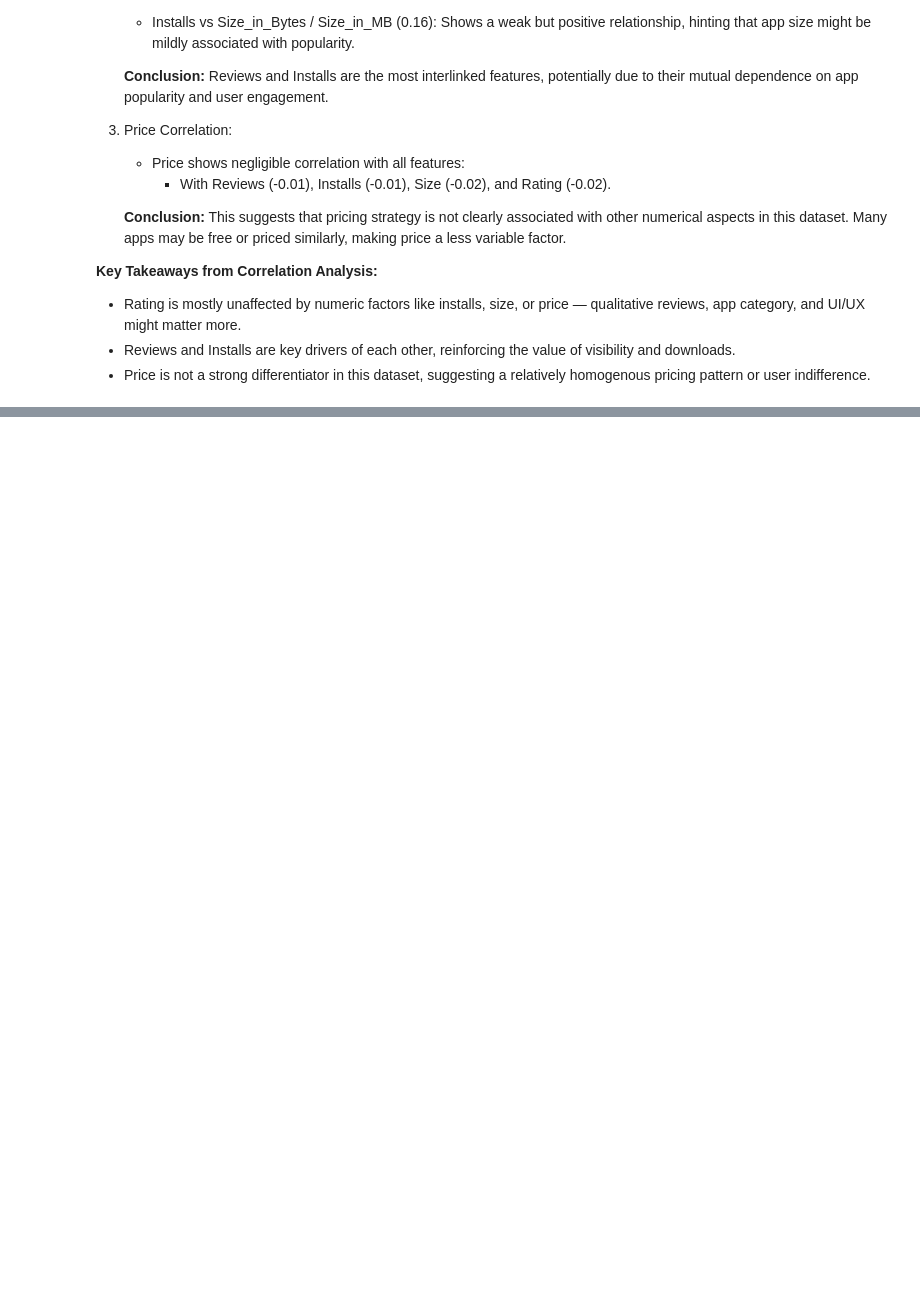
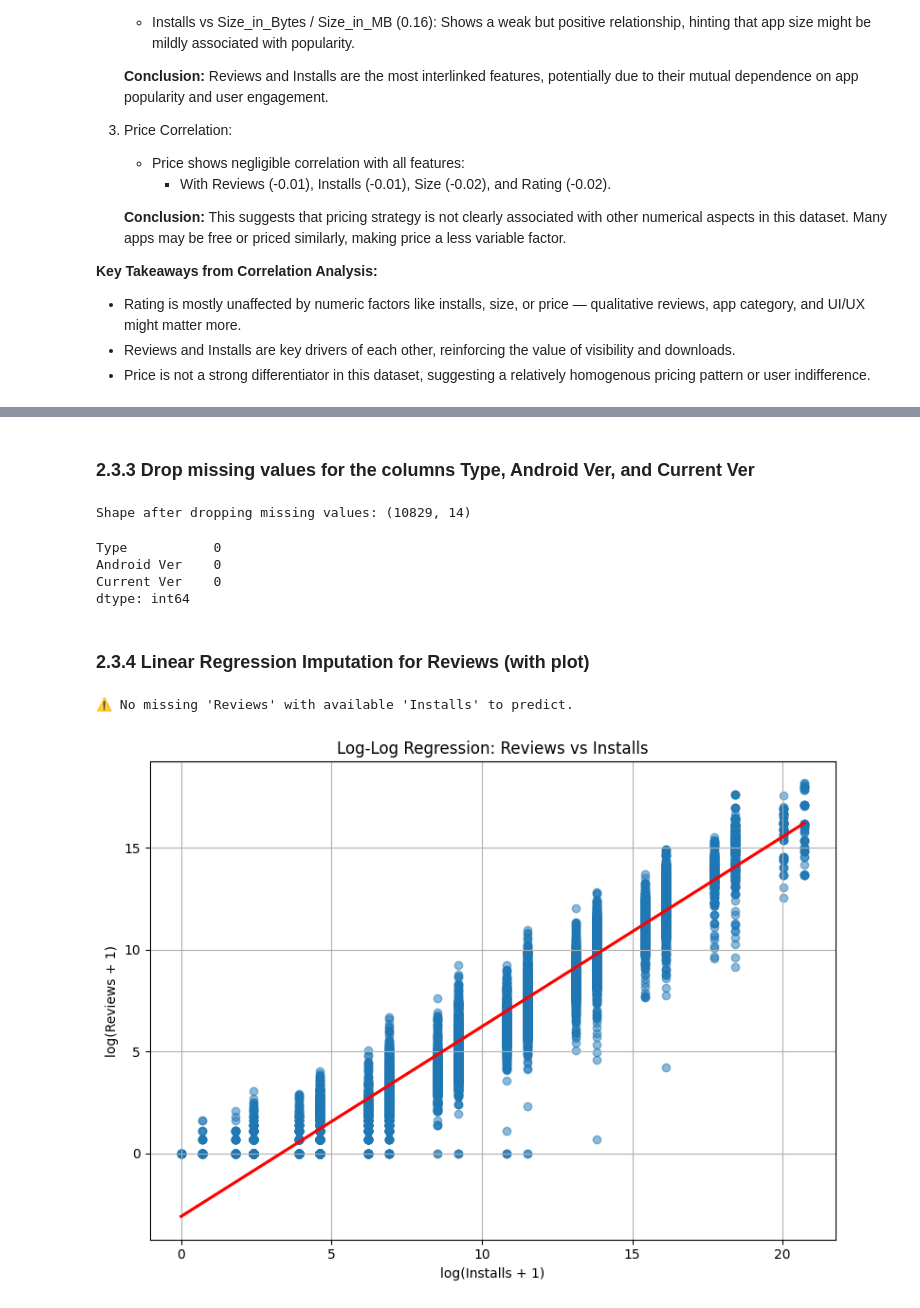
Before and after one commit to ejazurrehman/EDA_Google_Play_Store_App, a Jupyter notebook: eda_google_playstore_app.ipynb, the cells around one changed output, grey strips where cells are left out. Drawn from its saved outputs; the diff is of its cells as text; code cells hidden in the pictures; blank space fills up the shorter version.

```diff
--- a/eda_google_playstore_app.ipynb
+++ b/eda_google_playstore_app.ipynb
@@ -702,0 +747,69 @@ plt.show()
+# %% [markdown]
+### 2.3.3 Drop missing values for the columns Type, Android Ver, and Current Ver
+# %%
+# Drop rows where any of the specified columns have missing values
+df_cleaned = df.dropna(subset=['Type', 'Android Ver', 'Current Ver'])
+
+# Optional: Check the shape to confirm the drop
+print("Shape after dropping missing values:", df_cleaned.shape)
+
+# Optional: Preview the cleaned dataset
+df_cleaned[['Type', 'Android Ver', 'Current Ver']].isnull().sum()
+# %% [output]
+Shape after dropping missing values: (10829, 14)
+Type           0
+Android Ver    0
+Current Ver    0
+dtype: int64
+# %% [markdown]
+### 2.3.4 Linear Regression Imputation for Reviews (with plot)
+# %%
+import pandas as pd
+import numpy as np
+import matplotlib.pyplot as plt
+import seaborn as sns
+from sklearn.linear_model import LinearRegression
+from sklearn.model_selection import train_test_split
+
+# Step 1: Ensure Reviews and Installs are numeric
+df['Reviews'] = pd.to_numeric(df['Reviews'], errors='coerce')
+df['Installs'] = pd.to_numeric(df['Installs'], errors='coerce')
+
+# Step 2: Drop rows where either column is missing (for training)
+df_train = df.dropna(subset=['Reviews', 'Installs'])
+
+# Step 3: Transform to log scale to stabilize variance
+X = np.log1p(df_train[['Installs']])
+y = np.log1p(df_train['Reviews'])
+
+# Step 4: Fit the Linear Regression model
+model = LinearRegression()
+model.fit(X, y)
+
+# Step 5: Predict Reviews where Reviews is missing but Installs is present
+df_missing = df[df['Reviews'].isna() & df['Installs'].notna()]
+if not df_missing.empty:
+    X_missing = np.log1p(df_missing[['Installs']])
+    y_pred_log = model.predict(X_missing)
+    y_pred = np.expm1(y_pred_log).round()
+
+    # Step 6: Fill predicted values
+    df.loc[df_missing.index, 'Reviews'] = y_pred
+
+    print(f"✅ Filled {len(y_pred)} missing 'Reviews' using Linear Regression.")
+else:
+    print("⚠️ No missing 'Reviews' with available 'Installs' to predict.")
+
+# Step 7: Visualization of Regression Line
+plt.figure(figsize=(8, 6))
+sns.regplot(x=np.log1p(df_train['Installs']), y=np.log1p(df_train['Reviews']),
+            scatter_kws={'alpha': 0.5}, line_kws={"color": "red"})
+plt.title('Log-Log Regression: Reviews vs Installs')
+plt.xlabel('log(Installs + 1)')
+plt.ylabel('log(Reviews + 1)')
+plt.grid(True)
+plt.tight_layout()
+plt.show()
+# %% [output]
+⚠️ No missing 'Reviews' with available 'Installs' to predict.
+[figure, added]
```
Also changed, not shown: parts of 13 cells of this notebook.
